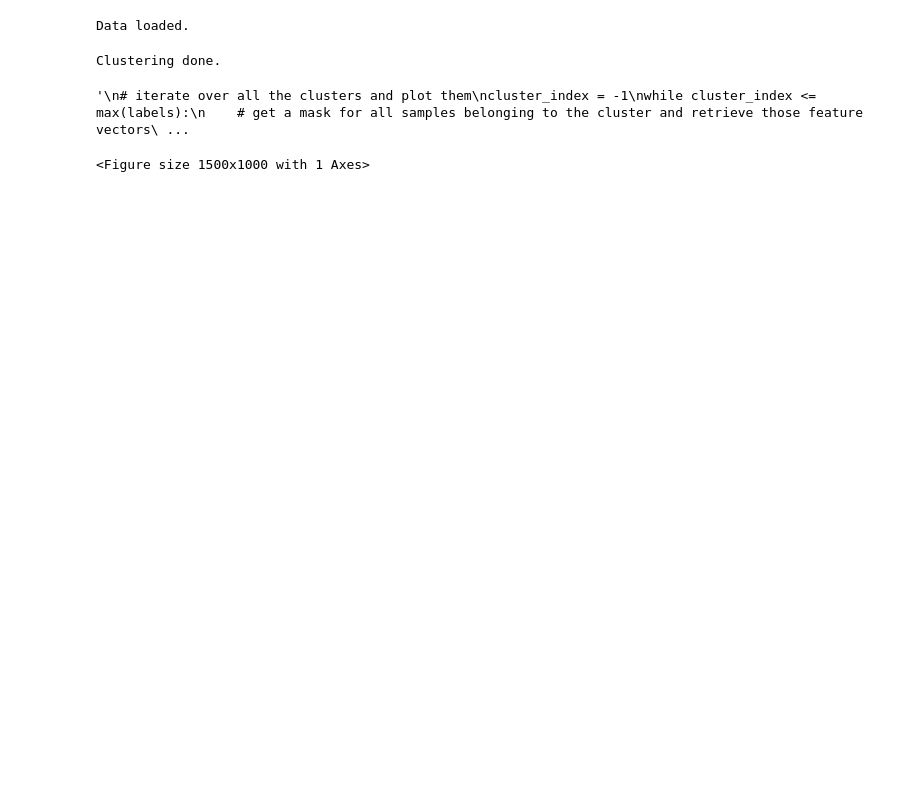
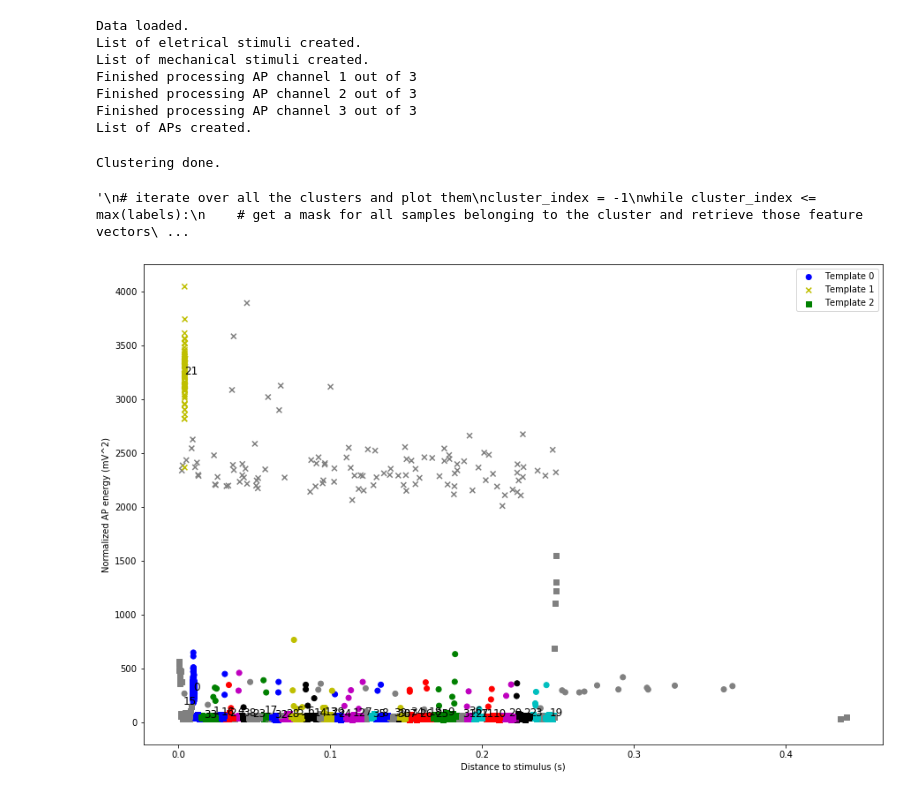
Before and after one commit to rwth-imi/openMNGlab, a Jupyter notebook: code/DBSCAN-Clustering.ipynb, the cells around one changed output. Saved outputs shown, nothing was run; the diff lists cells and outputs as text; code cells hidden in the pictures; blank space fills up the shorter version.

```diff
--- a/code/DBSCAN-Clustering.ipynb
+++ b/code/DBSCAN-Clustering.ipynb
@@ -5,16 +5,15 @@ importlib.reload(importers)
 from importers import SpikeImporter
 
 data_folder = "../data/"
-file_name = "20_05_13_U1a_4960s_5400s"
+file_name = "11_10_27U2a_2000s_2300s_20000Hz_Force_AllFibres"
 file_ending = ".csv"
 
 time_channel = "Time"
 signal_channel = "1 Signal"
 stimulus_channel = "32 DigMark"
-# ap_marker_channels = ["801 nw-1", "12 nw-1", "14 nw-1"]
-ap_marker_channels = ["3 nw-1"]
-# force_channel = "3 Force"
-extra_stimuli_channel = "801 DigMark"
+ap_marker_channels = ["801 nw-1", "12 nw-1", "14 nw-1"]
+force_channel = "3 Force"
+# extra_stimuli_channel = "801 DigMark"
 
 # load the animal file
 importer = SpikeImporter(filepath = data_folder + file_name + file_ending, time_channel = time_channel, signal_channel = signal_channel)
@@ -28,12 +27,18 @@ force_thresh = 0.5
 
 # retrieve the events from the importer
 el_stimuli = importer.getElectricalStimuli(regular_stimulus_channel = stimulus_channel)
-ex_stimuli = importer.getExtraStimuli(extra_stimulus_channel = extra_stimuli_channel)
-# mech_stimuli = importer.getMechanicalStimuli(threshold = force_thresh, max_gap_time = 0.005)
+# ex_stimuli = importer.getExtraStimuli(extra_stimulus_channel = extra_stimuli_channel, regular_el_stimuli = el_stimuli)
+mech_stimuli = importer.getMechanicalStimuli(force_channel = force_channel, threshold = force_thresh, max_gap_time = 0.005)
 actpots = importer.getActionPotentials(max_gap_time = max_gap_time, ap_marker_channels = ap_marker_channels, \
-                                       el_stimuli = el_stimuli, mech_stimuli = [])
+                                       el_stimuli = el_stimuli, mech_stimuli = mech_stimuli)
 # %% [output]
 Data loaded.
+List of eletrical stimuli created.
+List of mechanical stimuli created.
+Finished processing AP channel 1 out of 3
+Finished processing AP channel 2 out of 3
+Finished processing AP channel 3 out of 3
+List of APs created.
 # %%
 '''
 This cell performs the clustering according to
@@ -52,9 +57,9 @@ from sklearn.cluster import DBSCAN
 import numpy as np
 
 # build feature vectors from the features provided by AP class
-features = np.array([[ap.getDistanceToPreviousElectricalStimulus(), ap.getNormalizedEnergy()] for ap in actpots])
+features = np.array([[ap.getDistanceToPreviousRegularElectricalStimulus(), ap.getNormalizedEnergy()] for ap in actpots])
 channel_indices = np.array([ap.getChannelIndex() for ap in actpots])
-labels = DBSCAN(eps = 0.001, min_samples = 5, metric = clustering_metrics.TimeDistAndEnergy).fit_predict(features)
+labels = DBSCAN(eps = 0.001, min_samples = 10, metric = clustering_metrics.TimeDistAndEnergy).fit_predict(features)
 print("Clustering done.")
 
 '''
@@ -77,6 +82,7 @@ Clustering done.
 '\n# iterate over all the clusters and plot them\ncluster_index = -1\nwhile cluster_index <= max(labels):\n    # get a mask for all samples belonging to the cluster and retrieve those feature vectors\ ...
 # %%
 import matplotlib.pyplot as plt
+import numpy as np
 
 markers = ['o', 'x', 's', 'D']
 cluster_colors = ['b', 'g', 'r', 'c', 'm', 'y', 'k', 'gray']
@@ -86,31 +92,43 @@ results_folder = "../results/"
 results_ending = ".png"
 
 # initialize figure
 plt.figure(figsize = (15, 10))
 
 channel_index = 0
 while channel_index <= max(channel_indices):
     # get a mask for all APs from this channel
     indices = (channel_indices == channel_index)
 
     # get the 'cut' list of features and the colors corresponding to their cluster membership
     channel_features = features[indices, :]
     colors = np.array([cluster_colors[label % len(cluster_colors)] for label in labels])
     colors = colors[indices]
 
     # plot APs with marker according to channel index
     plt.scatter(x = channel_features[:, 0], y = channel_features[:, 1], c = colors, marker = markers[channel_index], label = "Template " + str(channel_index))
 
     channel_index = channel_index + 1
 
+# print the names of the clusters
+cluster_index = 0
+while cluster_index < max(labels):
+    # get mask for cluster
+    indices = (cluster_index == labels)
+
+    cluster_points = features[indices]
+    cluster_center = np.mean(cluster_points, axis = 0)
+
+    plt.text(x = cluster_center[0], y = cluster_center[1], s = str(cluster_index), fontsize = 12)
+
+    cluster_index = cluster_index + 1
 
 plt.xlabel("Distance to stimulus (s)")
 # plt.xscale('log')
 # plt.xlim(0, 0.1)
 # plt.xlim(0.24, 0.26)
 plt.ylabel("Normalized AP energy (mV^2)")
 plt.legend()
 plt.savefig(results_folder + "dbscan_clustering_" + file_name + results_ending, dpi = 400)
 plt.show()
 # %% [output]
-<Figure size 1500x1000 with 1 Axes>
+[figure, added]
```
Also changed, not shown: parts of 1 cell of this notebook, 7 other files.
